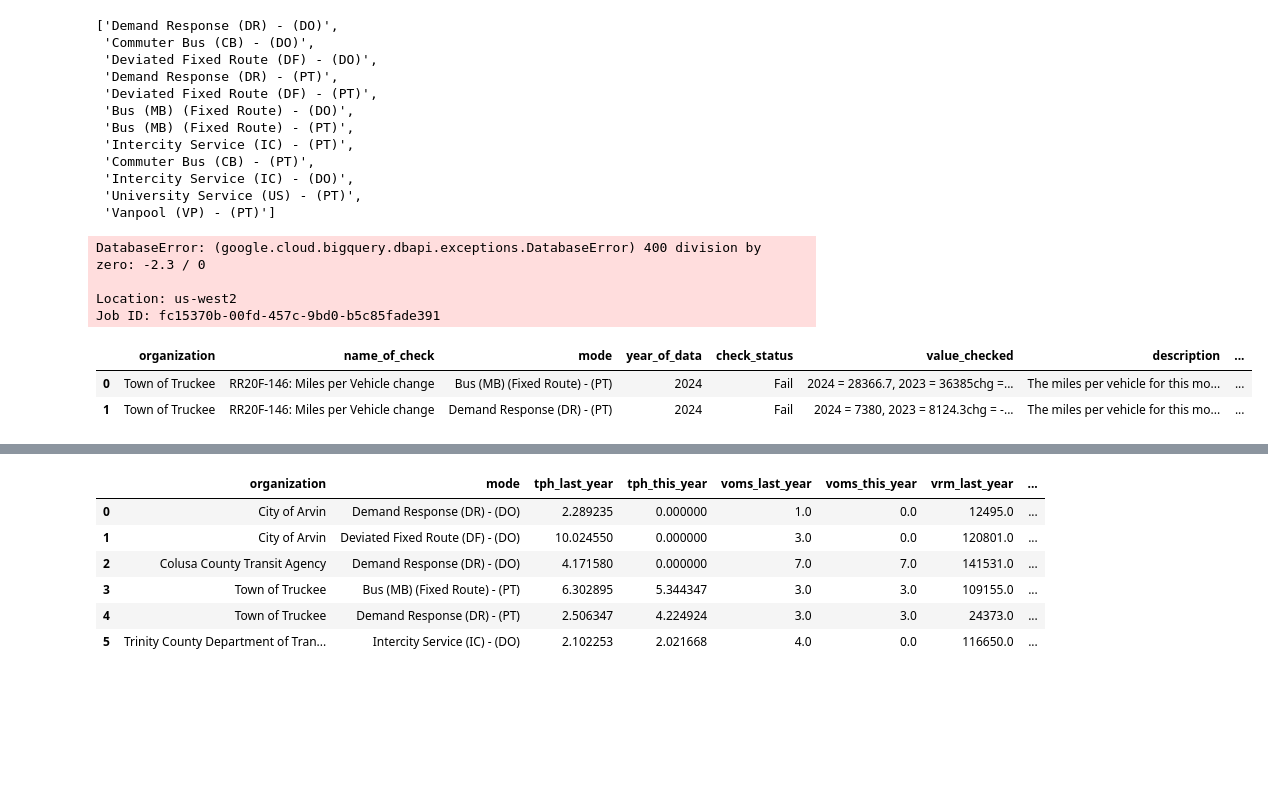
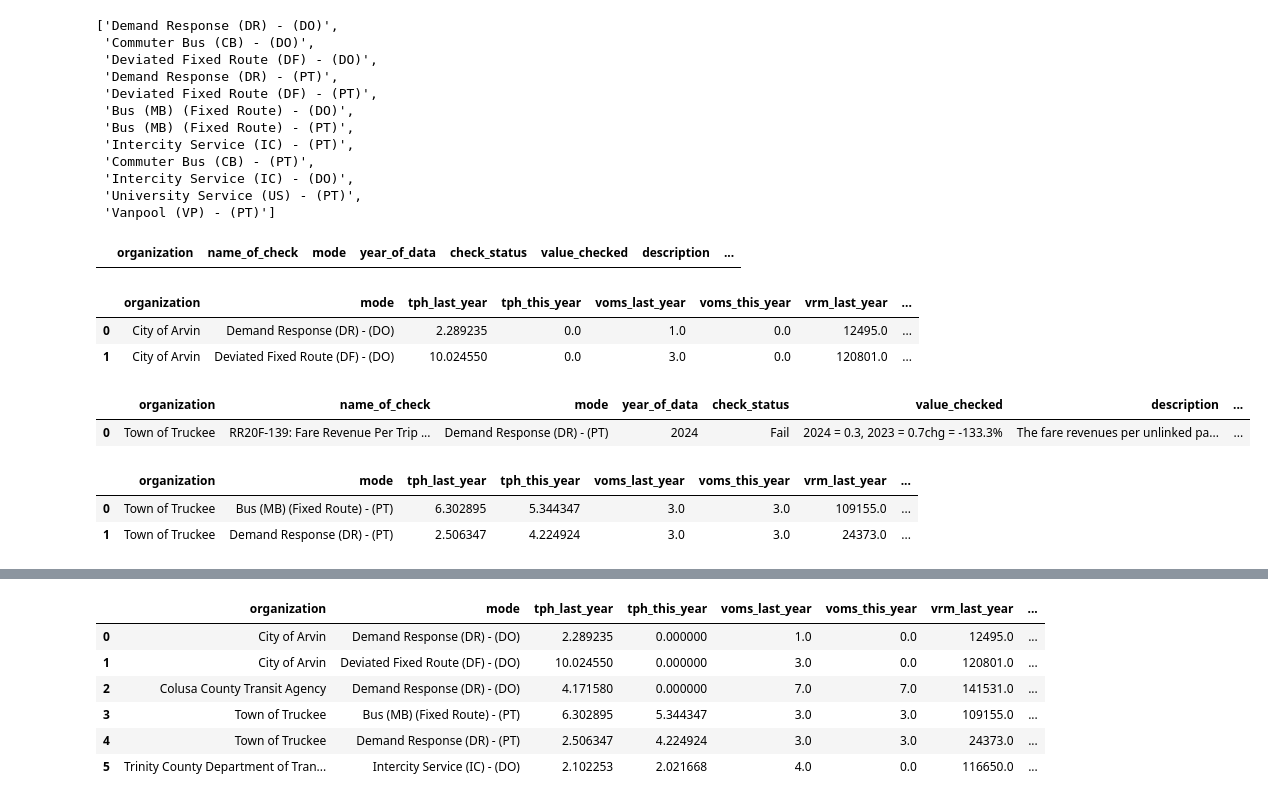
Before and after one commit to cal-itp/ntd-modernization, a Jupyter notebook: validation_tool/notebooks/ETL_inspect_API_data.ipynb, the cells around one changed output, grey strips where cells are left out. Drawn from its saved outputs; the diff is of its cells as text; code cells hidden in the pictures; blank space fills up the shorter version.

Commit message:
almost done with write up. pin pointed where the errors were happening, but cant explain how the script came up with some of its calculations

```diff
--- a/validation_tool/notebooks/ETL_inspect_API_data.ipynb
+++ b/validation_tool/notebooks/ETL_inspect_API_data.ipynb
@@ -466,14 +466,25 @@ arvin_check_test = (
     >> filter(_.organization == org_list[9],
               #_.name_of_check == "RR20F-143: Vehicle Revenue Miles (VRM) change from zero",
               #_.name_of_check == "RR20F-139: Fare Revenue Per Trip change",
-              _.name_of_check == "RR20F-154: Trips per Hour change",
+              #_.name_of_check == "RR20F-154: Trips per Hour change",
               #_.name_of_check == "RR20F-179: Missing Service Data check",
               #_.name_of_check == "RR20F-139: Vehicle Revenue Miles (VRM) % change",
               #_.name_of_check == "RR20F-139: Revenue Speed change",
               #_.name_of_check == "RR20F-005: Cost per Hour change",
-              #_.name_of_check == "RR20F-171: Vehicles of Maximum Service (VOMS) change",
+              _.name_of_check == "RR20F-171: Vehicles of Maximum Service (VOMS) change",
               #_.name_of_check == "RR20F-146: Miles per Vehicle change",
-              _.mode == mode_list[0],
+              #_.mode == "Demand Response (DR) - (DO)",
+              #_.mode == "Commuter Bus (CB) - (DO)",
+              #_.mode == "Deviated Fixed Route (DF) - (DO)",
+              #_.mode == "Demand Response (DR) - (PT)",
+              #_.mode == "Deviated Fixed Route (DF) - (PT)",
+              #_.mode == "Bus (MB) (Fixed Route) - (DO)",
+              #_.mode == "Bus (MB) (Fixed Route) - (PT)",
+              #_.mode == "Intercity Service (IC) - (PT)",
+              #_.mode == "Commuter Bus (CB) - (PT)",
+              #_.mode == "Intercity Service (IC) - (DO)",
+              #_.mode == "University Service (US) - (PT)",
+              _.mode == "Vanpool (VP) - (PT)",
              )
 
     >> collect()
@@ -498,8 +509,13 @@ keep_cols=['organization',
 display(
 arvin_check_test,
 # failed at:
-# RR20F-154: Trips per Hour change, mode: demand reponse
+# RR20F-154: Trips per Hour change,
+    # mode: Demand Response (DR) - (DO) (-2.3/0)
+    # mode: Deviated Fixed Route (DF) - (DO) (-10/0)
+
 # RR20F-171: Vehicles of Maximum Service (VOMS) change
+    # mode: Demand Response (DR) - (DO) (-1/0)
+    # mode: Deviated Fixed Route (DF) - (DO) (-3/0)
 
 # need to check the `int_ntd_rr20_service_3ratios_wide` for to see what values they have
 
@@ -507,40 +523,64 @@ arvin_check_test,
 arvin_int_check[keep_cols]
        )
 # %% [output]
-DatabaseError: (google.cloud.bigquery.dbapi.exceptions.DatabaseError) 400 division by zero: -2.3 / 0
-
-Location: us-west2
-Job ID: fc15370b-00fd-457c-9bd0-b5c85fade391
+|  | organization | name_of_check | mode | year_of_data | check_status | value_checked | description | ... |
+|  | organization | mode | tph_last_year | tph_this_year | voms_last_year | voms_this_year | vrm_last_year | ... |
+| 0 | City of Arvin | Demand Response (DR) - (DO) | 2.289235 | 0.0 | 1.0 | 0.0 | 12495.0 | ... |
+| 1 | City of Arvin | Deviated Fixed Route (DF) - (DO) | 10.024550 | 0.0 | 3.0 | 0.0 | 120801.0 | ... |
 # %%
 # check the error orgs to see which specific check is failing in the validation report.
 # or see which checks are still being produced
 
 truckee_check_test = (
     tbls.mart_ntd_validation.fct_ntd_rr20_service_checks()
     >> filter(_.organization == org_list[14],
               #_.name_of_check == "RR20F-143: Vehicle Revenue Miles (VRM) change from zero",
-              #_.name_of_check == "RR20F-139: Fare Revenue Per Trip change",
+              _.name_of_check == "RR20F-139: Fare Revenue Per Trip change",
               #_.name_of_check == "RR20F-154: Trips per Hour change",
               #_.name_of_check == "RR20F-179: Missing Service Data check",
               #_.name_of_check == "RR20F-139: Vehicle Revenue Miles (VRM) % change",
               #_.name_of_check == "RR20F-139: Revenue Speed change",
               #_.name_of_check == "RR20F-005: Cost per Hour change",
               #_.name_of_check == "RR20F-171: Vehicles of Maximum Service (VOMS) change",
-              _.name_of_check == "RR20F-146: Miles per Vehicle change",
+              #_.name_of_check == "RR20F-146: Miles per Vehicle change",
+              #_.mode == "Demand Response (DR) - (DO)",
+              #_.mode == "Commuter Bus (CB) - (DO)",
+              #_.mode == "Deviated Fixed Route (DF) - (DO)",
+              _.mode == "Demand Response (DR) - (PT)",
+              #_.mode == "Deviated Fixed Route (DF) - (PT)",
+              #_.mode == "Bus (MB) (Fixed Route) - (DO)",
+              #_.mode == "Bus (MB) (Fixed Route) - (PT)",
+              #_.mode == "Intercity Service (IC) - (PT)",
+              #_.mode == "Commuter Bus (CB) - (PT)",
+              #_.mode == "Intercity Service (IC) - (DO)",
+              #_.mode == "University Service (US) - (PT)",
+              #_.mode == "Vanpool (VP) - (PT)",
              )
 
     >> collect()
 )
+truckee_int_check = (
+    tbls.staging.int_ntd_rr20_service_3ratios_wide()
+    >> filter(_.organization == org_list[14])
+    >> collect()
+)
 
-truckee_check_test
+display(
+    truckee_check_test,
 # failed at:
 # RR20F-139: Fare Revenue Per Trip change
+    # mode: Bus (MB) (Fixed Route) - (PT) (0/0)
+
 
 # need to check the `int_ntd_rr20_service_3ratios_wide` for to see what values they have
+    truckee_int_check[keep_cols]
+)
 # %% [output]
 |  | organization | name_of_check | mode | year_of_data | check_status | value_checked | description | ... |
-| 0 | Town of Truckee | RR20F-146: Miles per Vehicle change | Bus (MB) (Fixed Route) - (PT) | 2024 | Fail | 2024 = 28366.7, 2023 = 36385chg =... | The miles per vehicle for this mo... | ... |
-| 1 | Town of Truckee | RR20F-146: Miles per Vehicle change | Demand Response (DR) - (PT) | 2024 | Fail | 2024 = 7380, 2023 = 8124.3chg = -... | The miles per vehicle for this mo... | ... |
+| 0 | Town of Truckee | RR20F-139: Fare Revenue Per Trip ... | Demand Response (DR) - (PT) | 2024 | Fail | 2024 = 0.3, 2023 = 0.7chg = -133.3% | The fare revenues per unlinked pa... | ... |
+|  | organization | mode | tph_last_year | tph_this_year | voms_last_year | voms_this_year | vrm_last_year | ... |
+| 0 | Town of Truckee | Bus (MB) (Fixed Route) - (PT) | 6.302895 | 5.344347 | 3.0 | 3.0 | 109155.0 | ... |
+| 1 | Town of Truckee | Demand Response (DR) - (PT) | 2.506347 | 4.224924 | 3.0 | 3.0 | 24373.0 | ... |
 # %%
 # check the error orgs to see which specific check is failing in the validation report.
 # or see which checks are still being produced
```
Also changed, not shown: parts of 4 cells of this notebook.
